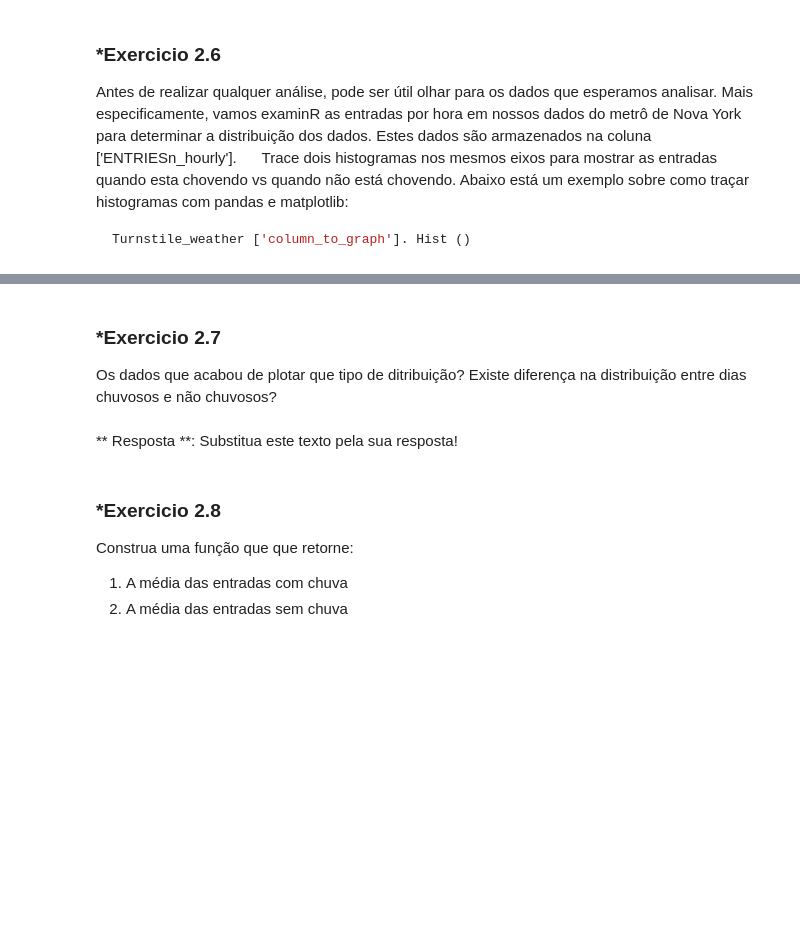
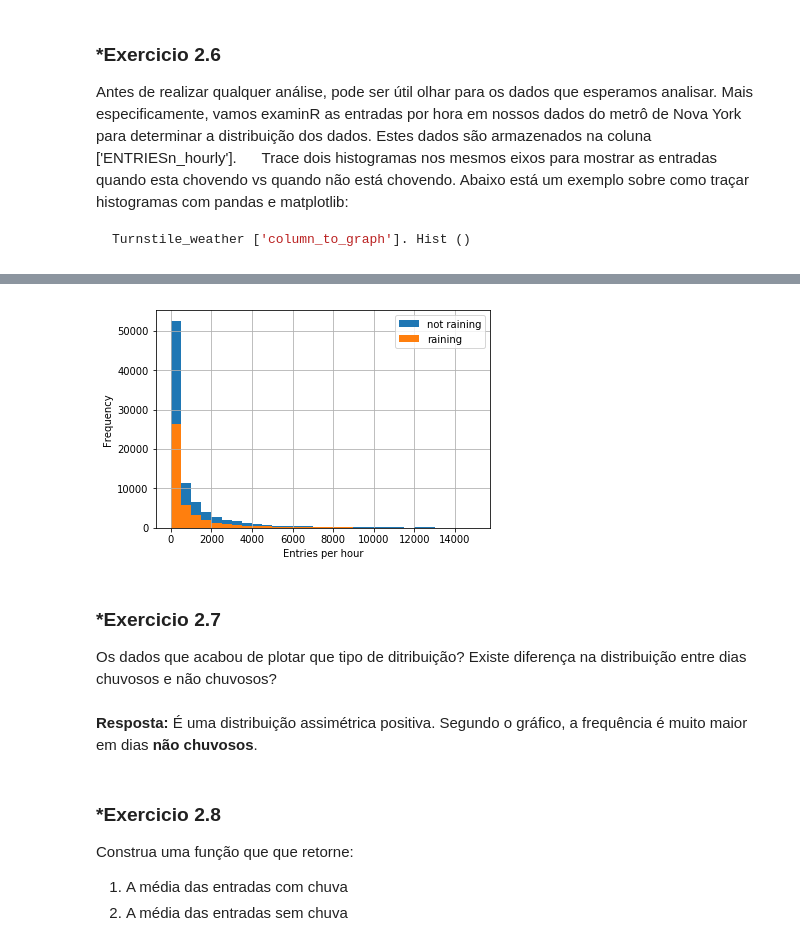
Before and after one commit to nailson-br/analyzing-subway-data-ndfdsi, a Jupyter notebook: analyzing-subway-data-ndfdsi.ipynb, the cells around one changed output, grey strips where cells are left out. Cells and saved outputs as stored; diff of their text form; code cells hidden in the pictures; blank space fills up the shorter version.

```diff
--- a/analyzing-subway-data-ndfdsi.ipynb
+++ b/analyzing-subway-data-ndfdsi.ipynb
@@ -329,5 +393,6 @@ import pandas as pd
 
 filename = "turnstile_data_master_with_weather.csv"
 
-
 #your code here
+df_weather = pd.read_csv(filename, sep = ",", index_col = 0)
+df_weather.head()
@@ -403,6 +501,14 @@ def entries_histogram(turnstile_weather):
 
 
     plt.figure()
-    turnstile_weather['...'] # your code here to plot a historgram for hourly entries when it is raining
-    turnstile_weather['...'] # your code here to plot a histogram for hourly entries when it is not raining
+    # turnstile_weather['...'] # your code here to plot a historgram for hourly entries when it is raining
+    turnstile_weather[turnstile_weather['rain'] == 0]['ENTRIESn_hourly'].hist(bins = 30, range = (0, 15000))
+    # turnstile_weather['...'] # your code here to plot a histogram for hourly entries when it is not raining
+    turnstile_weather[turnstile_weather['rain'] == 1]['ENTRIESn_hourly'].hist(bins = 30, range = (0, 15000))
+    plt.legend(('not raining', 'raining'))
+    plt.xlabel('Entries per hour')
+    plt.ylabel('Frequency')
     return plt
+
+entries_histogram(df_weather)
+# %% [output]
@@ -409,9 +516,10 @@ def entries_histogram(turnstile_weather):
+[figure, added]
 # %% [markdown]
 ### *Exercicio 2.7
 
 Os dados que acabou de plotar que tipo de ditribuição? Existe diferença na distribuição entre dias chuvosos e não chuvosos?
-# %% [markdown]
-** Resposta **: Substitua este texto pela sua resposta!
+# %% [markdown]
+**Resposta:** É uma distribuição assimétrica positiva. Segundo o gráfico, a frequência é muito maior em dias **não chuvosos**.
 # %% [markdown]
 ### *Exercicio 2.8
 
```
Also changed, not shown: parts of 26 cells of this notebook, 2 other files.
